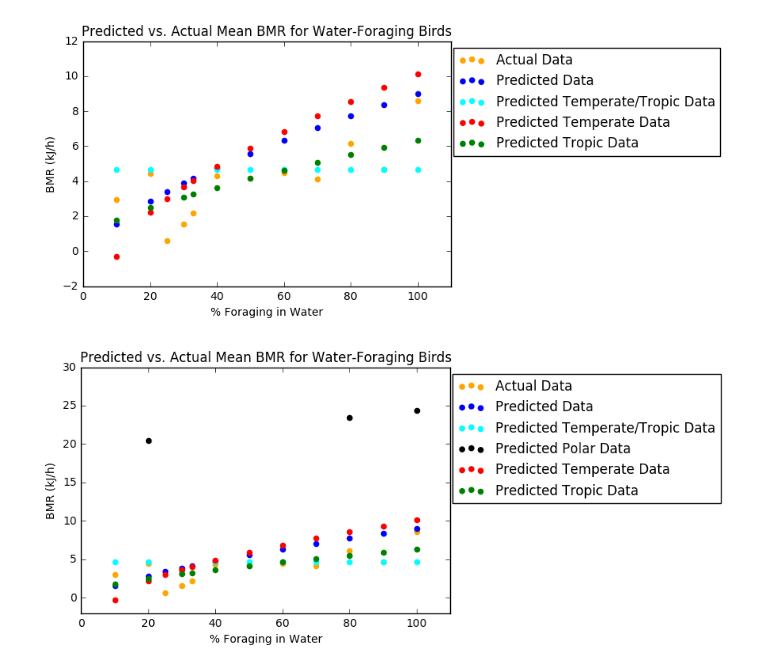
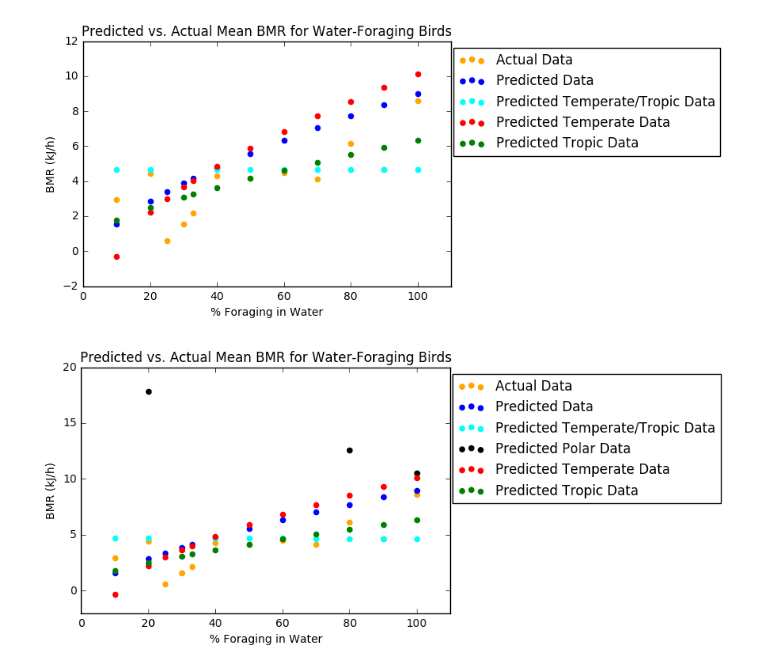
Before and after one commit to tammymach/FinalProject, a Jupyter notebook: Final Project Code_Cook.ipynb, the cells around one changed output. Drawn from its saved outputs; the diff is of its cells as text; code cells hidden in the pictures.

Commit message:
14 Mar 2017 Final
Fixed an issue with the polar water birds' BMR calculation and graph

```diff
--- a/Final Project Code_Cook.ipynb
+++ b/Final Project Code_Cook.ipynb
@@ -837,7 +837,7 @@ PWBirdsSet = [20.0, 80.0, 100.0]
 #Predicting mass and BMR for the polar birds
 PredictBirdMassP = []
 for t in range(len(PWBirdsSet)):
-    PredictBirdMassP.append(7.58*PWBirdsSet[t]+1831.72)
+    PredictBirdMassP.append(-11.19*PWBirdsSet[t]+1831.72)
 
 PredictBMRP = []
 for y in range(len(PredictBirdMassP)):
@@ -899,17 +899,17 @@ plt.savefig("WaterForagersComparisonNP.jpg")
 # %%
 #Adding in the polar data, which is minimal and much higher, to the previous graph
 plt.scatter(WaterBirdSet, MeanBMRs, color = 'orange', label = "Actual Data")
 plt.scatter(WaterBirdSet, PredictBMR, color = 'blue', label = "Predicted Data")
 plt.scatter(TTrWBirdsSet, PredictBMRTTr, color = 'cyan', label = "Predicted Temperate/Tropic Data")
 plt.scatter(PWBirdsSet, PredictBMRP, color = 'black', label = "Predicted Polar Data")
 plt.scatter(TWBirdsSet, PredictBMRT, color = 'red', label = "Predicted Temperate Data")
 plt.scatter(TrWBirdsSet, PredictBMRTr, color = 'green', label = "Predicted Tropic Data")
 plt.legend(bbox_to_anchor = (1.75, 1))
 plt.title("Predicted vs. Actual Mean BMR for Water-Foraging Birds")
 plt.xlabel("% Foraging in Water")
 plt.ylabel("BMR (kJ/h)")
 plt.xlim(0, 110)
-plt.ylim(-2, 30)
+plt.ylim(-2, 20)
 plt.savefig("WaterForagersComparisonWP.jpg")
 # %% [output]
-[figure, old version]
+[figure, new version]
```
